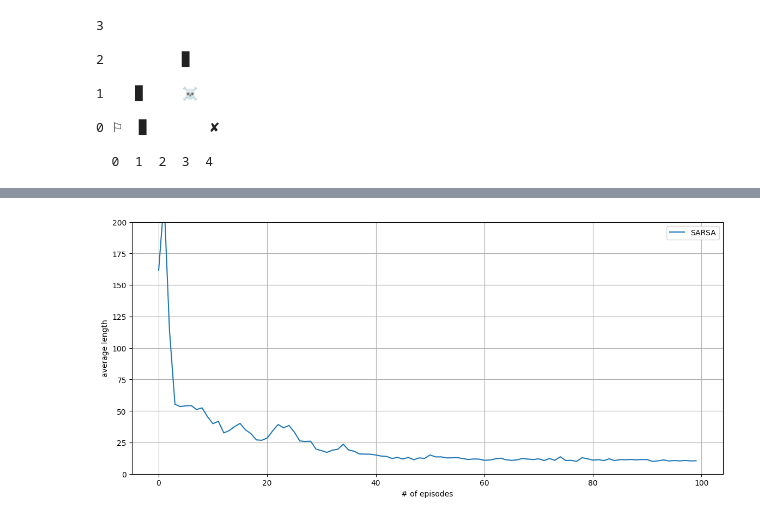
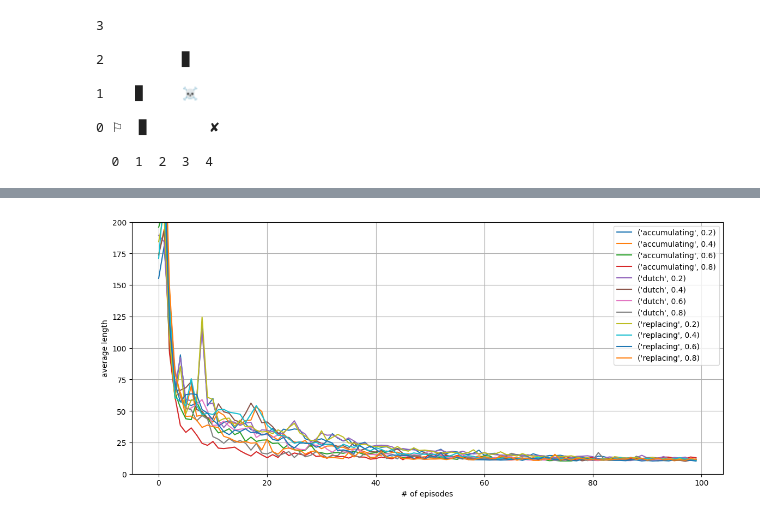
Before and after one commit to hmeretti/grid-world, a Jupyter notebook: notebooks/reinforcement_learning/agents/lambda_sarsa.ipynb, the cells around one changed output, grey strips where cells are left out. Drawn from its saved outputs; the diff is of its cells as text; code cells hidden in the pictures.

```diff
--- a/notebooks/reinforcement_learning/agents/lambda_sarsa.ipynb
+++ b/notebooks/reinforcement_learning/agents/lambda_sarsa.ipynb
@@ -171,16 +48,16 @@ def reward(e):
     else:
         return -1
 # %%
-slagent = SarsaLambdaAgent(
-    world = gworld,
-    reward_function = reward,
-    actions = [Action.up, Action.down, Action.left, Action.right],
-    gamma = 1,
-    alpha = 0.1,
-    epsilon = 0.1
+agent = LambdaSarsaAgent(
+    world=gworld,
+    reward_function=reward,
+    actions=[Action.up, Action.down, Action.left, Action.right],
+    gamma=1,
+    alpha=0.1,
+    epsilon=0.1,
 )
 
-episode_lengths, episode_returns = slagent.train(episodes = 200)
-pi_r = get_policy_rec(slagent.policy, gworld, slagent.actions)
+episode_lengths, episode_returns = agent.train(episodes=500)
+pi_r = get_policy_rec(agent.policy, gworld, agent.actions)
 print(get_policy_rec_str(pi_r, gworld))
 # %% [output]
@@ -227,16 +108,13 @@ print(get_policy_rec_str(sarsa_pi_r, gworld))
 # %%
 fig, ax = plt.subplots(figsize=(14, 6))
 
-ax.plot(sarsa_average_lengths, label = "SARSA")
+for x in results:
+    ax.plot(results[x][1], label=f"{x}")
 
-ax.set(
-    xlabel='# of episodes',
-    ylabel='average length',
-    ylim=[0, 200]
-)
+ax.set(xlabel="# of episodes", ylabel="average length", ylim=[0, 200])
 ax.grid()
 ax.legend(loc="upper right")
 
 plt.show()
 # %% [output]
-[figure, old version]
+[figure, new version]
```
Also changed, not shown: parts of 10 cells of this notebook, 14 other files.
